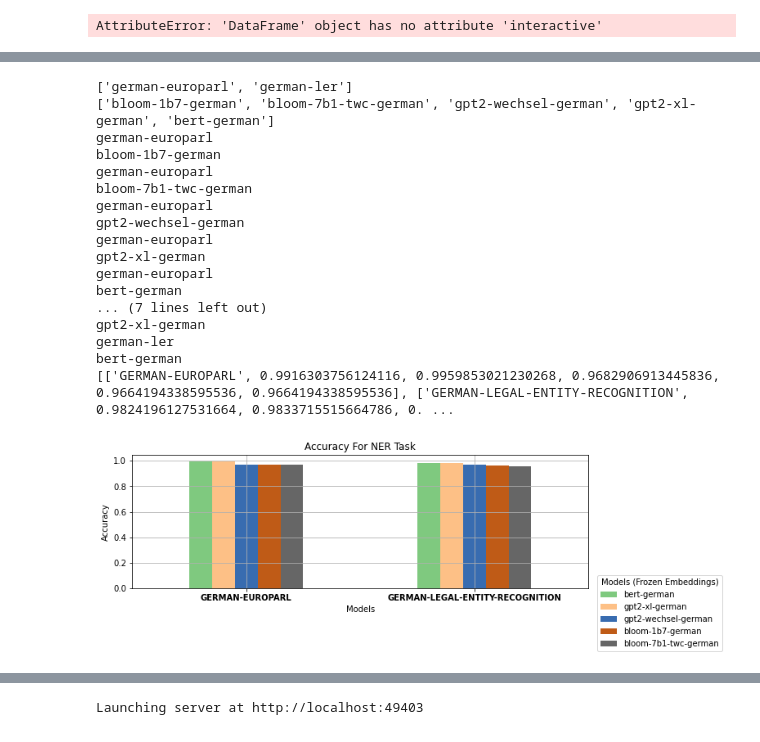
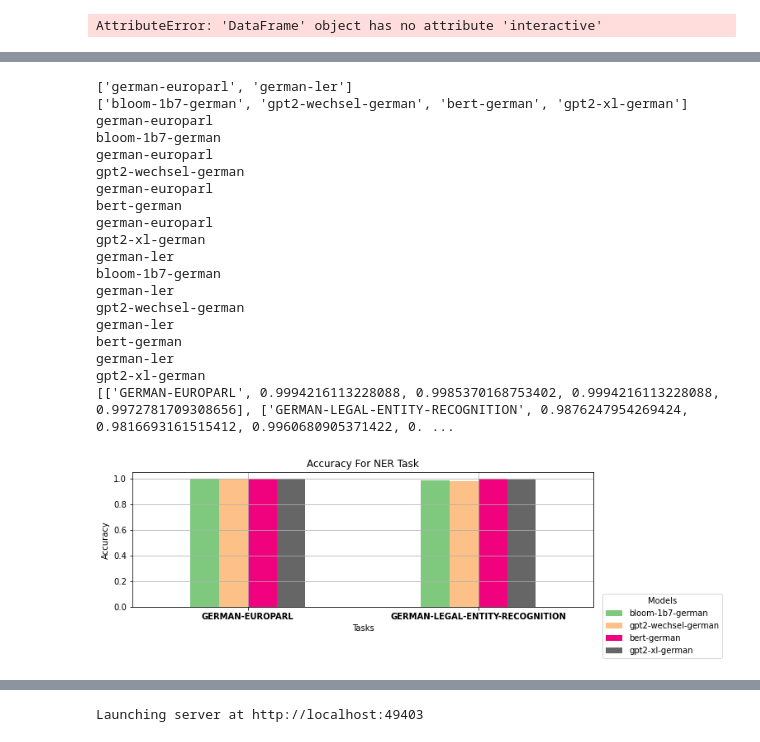
Before and after one commit to malteos/finetune-evaluation-harness, a Jupyter notebook: viz_german_lm/dashboard.ipynb, the cells around one changed output, grey strips where cells are left out. Drawn from its saved outputs; the diff is of its cells as text; code cells hidden in the pictures.

```diff
--- a/viz_german_lm/dashboard.ipynb
+++ b/viz_german_lm/dashboard.ipynb
@@ -11,8 +11,8 @@ import os
 import matplotlib.pyplot as plt
 import math
 # %%
-filepath = "/Users/Sunny/Desktop/viz_german_lm/results_data_freeze.csv"
-#filepath = "/Users/Sunny/Desktop/viz_german_lm/results_data.csv"
+#filepath = "/Users/Sunny/Desktop/viz_german_lm/results_data_freeze.csv"
+filepath = "/Users/Sunny/Desktop/viz_german_lm/results_data.csv"
 # %%
 filepath
 # %% [output]
@@ -81,8 +78,8 @@ nice_dataset_names = {
 ds_name = list(set(df_cls.dataset_name))
 print(ds_name)
 
-#model_name = list(set(df_cls.model_name))
-model_name = ['bert-german', 'gpt2-xl-german', 'gpt2-wechsel-german', 'bloom-7b1-twc-german', 'bloom-1b7-german']
+model_name = list(set(df_cls.model_name))
+#model_name = ['bert-german', 'gpt2-xl-german', 'gpt2-wechsel-german', 'bloom-7b1-twc-german', 'bloom-1b7-german']
 print(model_name)
 
 cmap = mpl.cm.Blues(np.linspace(0,1,20))
@@ -96,9 +93,9 @@ for each_ds in ds_name:
     for each_model in model_name:
         #df_subset = df_cls[(df_cls.dataset_name == each_ds) & (df_cls.model_name == each_model)]
         df_subset = df_cls.loc[(df_cls['dataset_name'] == each_ds) & (df_cls['model_name'] == each_model)]
-        print(each_ds)
-        print(each_model)
-        print(df_subset)
+        #print(each_ds)
+        #print(each_model)
+        #print(df_subset)
         if(df_subset.empty == False):
             #print(df_subset)
             #print(each_ds)
@@ -115,7 +112,9 @@ print(all_evals)
 colors = plt.cm.get_cmap('inferno')
 
 #df_new = pd.DataFrame(all_evals, columns = ['Models', 'bert-german', 'gpt2-xl-german', 'gpt2-wechsel-german'])
-df_new = pd.DataFrame(all_evals, columns = ['Tasks', 'bert-german', 'gpt2-xl-german', 'gpt2-wechsel-german', 'bloom-1b7-german', 'bloom-7b1-twc-german'])
+columns = ['Tasks'] +  model_name
+print(columns)
+df_new = pd.DataFrame(all_evals, columns = columns)
 df_new.plot(
     x='Tasks',
     kind = 'bar',
@@ -131,10 +130,10 @@ plt.rcParams["figure.figsize"] = (10,3)
 #plt.xlabel('Datasets', rotation=0, fontsize=10, labelpad=20)
 plt.xticks(rotation = 360)
 plt.grid()
-plt.legend(title = 'Models (Frozen Embeddings)', bbox_to_anchor=(1.02, 0.1), loc='upper left', borderaxespad=0)
-plt.savefig('classification_res_freeze.png', bbox_inches='tight')
+#plt.legend(title = 'Models (Frozen Embeddings)', bbox_to_anchor=(1.02, 0.1), loc='upper left', borderaxespad=0)
+#plt.savefig('classification_res_freeze.png', bbox_inches='tight')
 
-#plt.legend(title = 'Models', bbox_to_anchor=(1.02, 0.1), loc='upper left', borderaxespad=0)
-#plt.savefig('classification_res.png', bbox_inches='tight')
+plt.legend(title = 'Models', bbox_to_anchor=(1.02, 0.1), loc='upper left', borderaxespad=0)
+plt.savefig('classification_res.png', bbox_inches='tight')
 # %% [output]
 ['germeval18', 'germeval17', 'gnad10']
@@ -202,47 +188,51 @@ for each_ds in ds_name:
 print(all_evals)
 
 colors = plt.cm.get_cmap('inferno')
+columns = ['Tasks'] + model_name
 
-df_new = pd.DataFrame(all_evals, columns = ['Models', 'bert-german', 'gpt2-xl-german', 'gpt2-wechsel-german', 'bloom-1b7-german', 'bloom-7b1-twc-german'])
+
+df_new = pd.DataFrame(all_evals, columns = columns)
 df_new.plot(
-    x='Models',
+    x='Tasks',
     kind = 'bar',
     stacked = False,
     title='Accuracy For NER Task',
     #xlabel = 'Datasets',
     ylabel = 'Accuracy',
     colormap='Accent',
 )
 
 plt.rcParams["figure.figsize"] = (10,3)
 #plt.xlabel('Datasets', rotation=0, fontsize=10, labelpad=20)
 plt.xticks(rotation = 360, weight = 'bold')
 plt.grid()
 
-plt.legend(title = 'Models (Frozen Embeddings)', bbox_to_anchor=(1.02, 0.1), loc='upper left', borderaxespad=0)
-plt.savefig('ner_res_freeze.png', bbox_inches='tight')
+#plt.legend(title = 'Models (Frozen Embeddings)', bbox_to_anchor=(1.02, 0.1), loc='upper left', borderaxespad=0)
+#plt.savefig('ner_res_freeze.png', bbox_inches='tight')
 
-#plt.legend(title = 'Models', bbox_to_anchor=(1.02, 0.1), loc='upper left', borderaxespad=0)
-#plt.savefig('ner_res.png', bbox_inches='tight')
+plt.legend(title = 'Models', bbox_to_anchor=(1.02, 0.1), loc='upper left', borderaxespad=0)
+plt.savefig('ner_res.png', bbox_inches='tight')
 # %% [output]
 ['german-europarl', 'german-ler']
-['bloom-1b7-german', 'bloom-7b1-twc-german', 'gpt2-wechsel-german', 'gpt2-xl-german', 'bert-german']
+['bloom-1b7-german', 'gpt2-wechsel-german', 'bert-german', 'gpt2-xl-german']
 german-europarl
 bloom-1b7-german
 german-europarl
-bloom-7b1-twc-german
-german-europarl
 gpt2-wechsel-german
 german-europarl
-gpt2-xl-german
+bert-german
 german-europarl
-bert-german
-... (7 lines left out)
 gpt2-xl-german
 german-ler
+bloom-1b7-german
+german-ler
+gpt2-wechsel-german
+german-ler
 bert-german
-[['GERMAN-EUROPARL', 0.9916303756124116, 0.9959853021230268, 0.9682906913445836, 0.9664194338595536, 0.9664194338595536], ['GERMAN-LEGAL-ENTITY-RECOGNITION', 0.9824196127531664, 0.9833715515664786, 0. ...
+german-ler
+gpt2-xl-german
+[['GERMAN-EUROPARL', 0.9994216113228088, 0.9985370168753402, 0.9994216113228088, 0.9972781709308656], ['GERMAN-LEGAL-ENTITY-RECOGNITION', 0.9876247954269424, 0.9816693161515412, 0.9960680905371422, 0. ...
-[figure, old version]
+[figure, new version]
 # %%
 df_qa = df[df.problem_type == "question_answering"]
 df_qa = df_qa.drop_duplicates(ignore_index = True)
```
Also changed, not shown: parts of 7 cells of this notebook, 5 other files.
